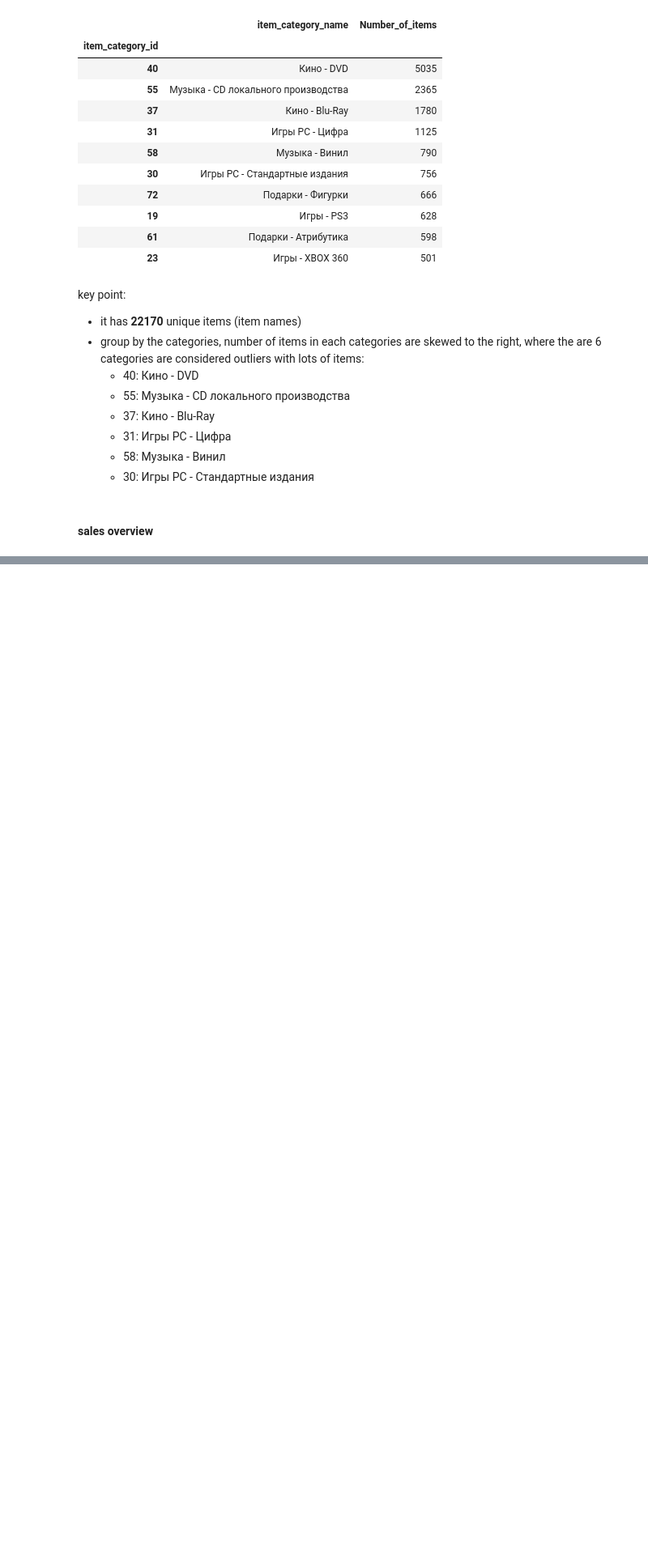
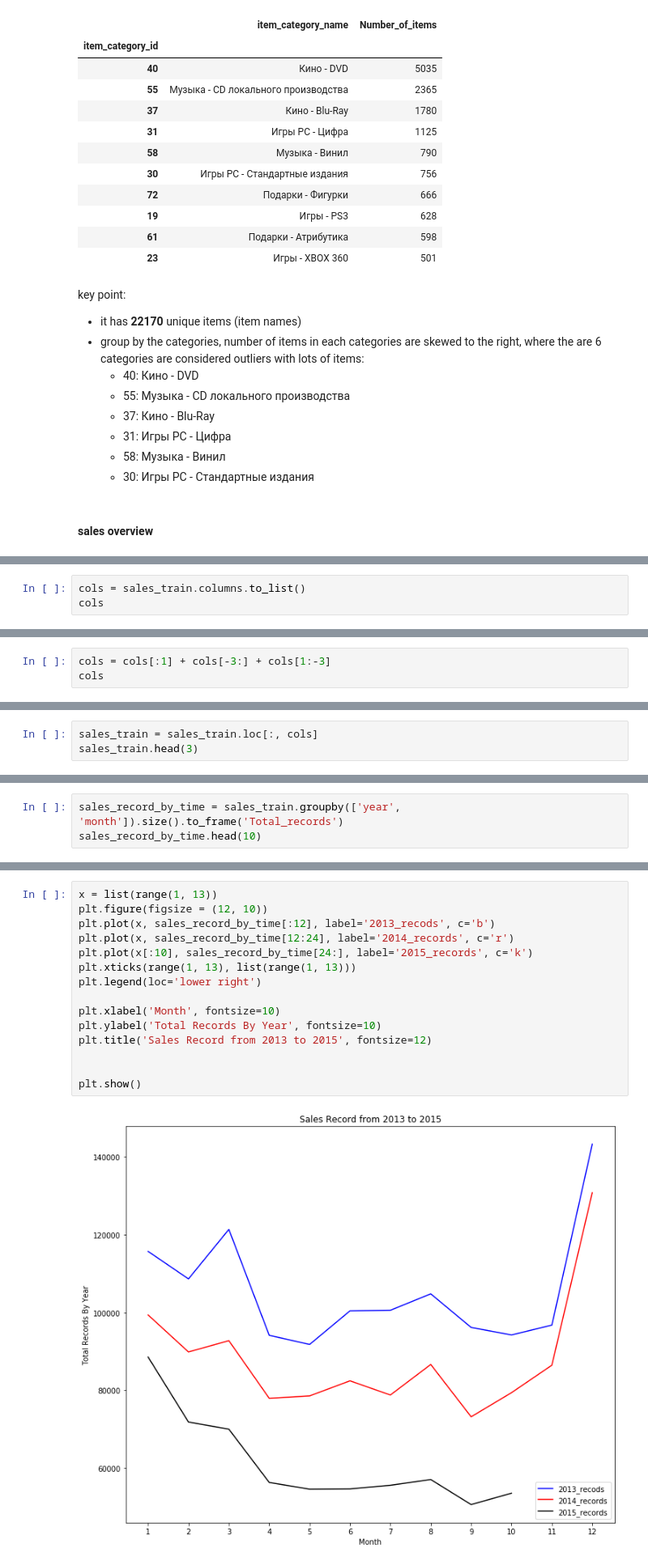
Before and after one commit to AilingLiu/How-to-Win-Kaggle-Competition, a Jupyter notebook: Final_Project/preview_of_data.ipynb, the cells around one changed output, grey strips where cells are left out. Shown at 81% size. Saved outputs shown, nothing was run; the diff lists cells and outputs as text; blank space fills up the shorter version.

```diff
--- a/Final_Project/preview_of_data.ipynb
+++ b/Final_Project/preview_of_data.ipynb
@@ -205,0 +265,3 @@ key point:
+# %%
+cols = sales_train.columns.to_list()
+cols
@@ -205,0 +278,3 @@ key point:
+# %%
+cols = cols[:1] + cols[-3:] + cols[1:-3]
+cols
@@ -205,0 +291,3 @@ key point:
+# %%
+sales_train = sales_train.loc[:, cols]
+sales_train.head(3)
@@ -205,0 +307,3 @@ key point:
+# %%
+sales_record_by_time = sales_train.groupby(['year', 'month']).size().to_frame('Total_records')
+sales_record_by_time.head(10)
@@ -205,0 +340,17 @@ key point:
+# %%
+x = list(range(1, 13))
+plt.figure(figsize = (12, 10))
+plt.plot(x, sales_record_by_time[:12], label='2013_recods', c='b')
+plt.plot(x, sales_record_by_time[12:24], label='2014_records', c='r')
+plt.plot(x[:10], sales_record_by_time[24:], label='2015_records', c='k')
+plt.xticks(range(1, 13), list(range(1, 13)))
+plt.legend(loc='lower right')
+
+plt.xlabel('Month', fontsize=10)
+plt.ylabel('Total Records By Year', fontsize=10)
+plt.title('Sales Record from 2013 to 2015', fontsize=12)
+
+
+plt.show()
+# %% [output]
+[figure, added]
```
Also changed, not shown: parts of 16 cells of this notebook.
